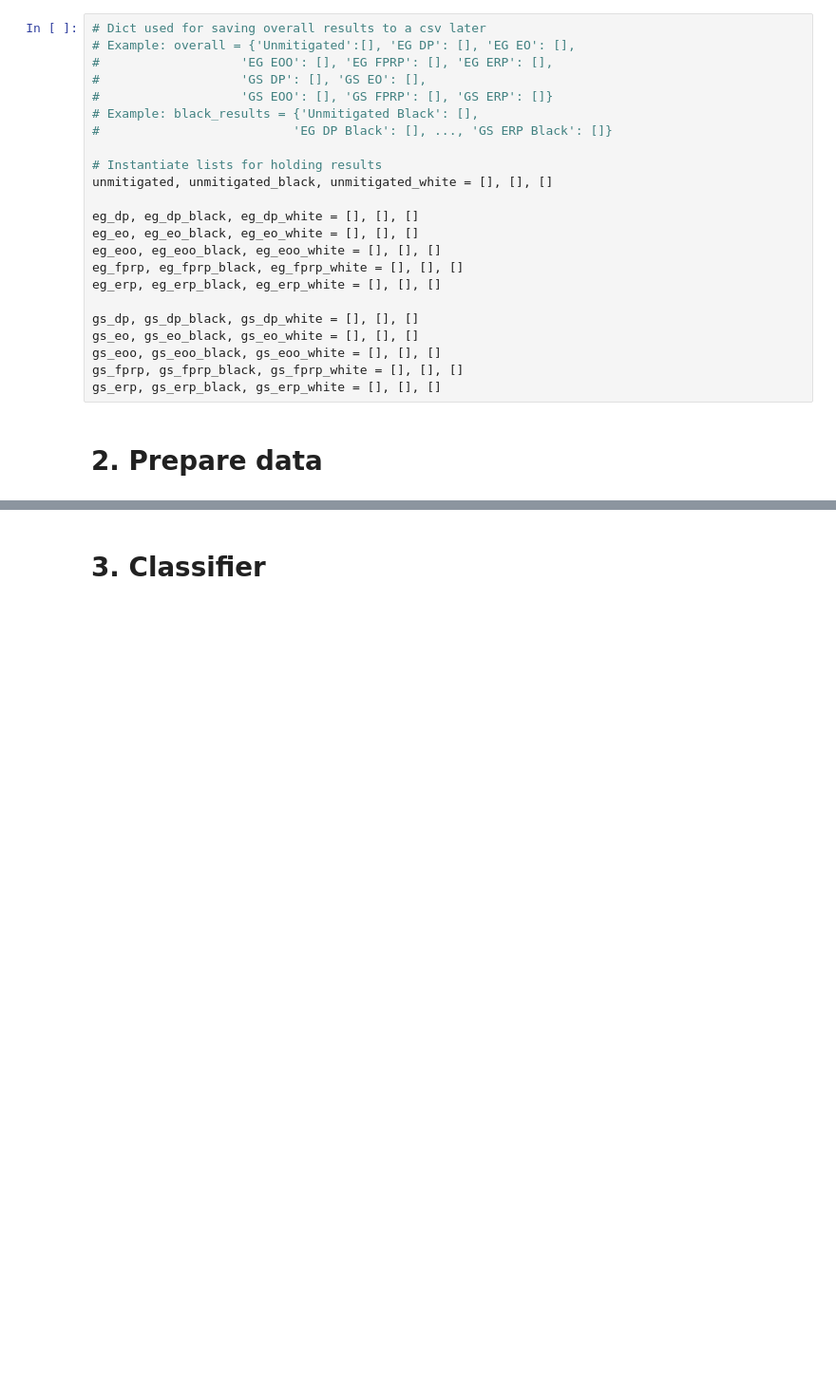
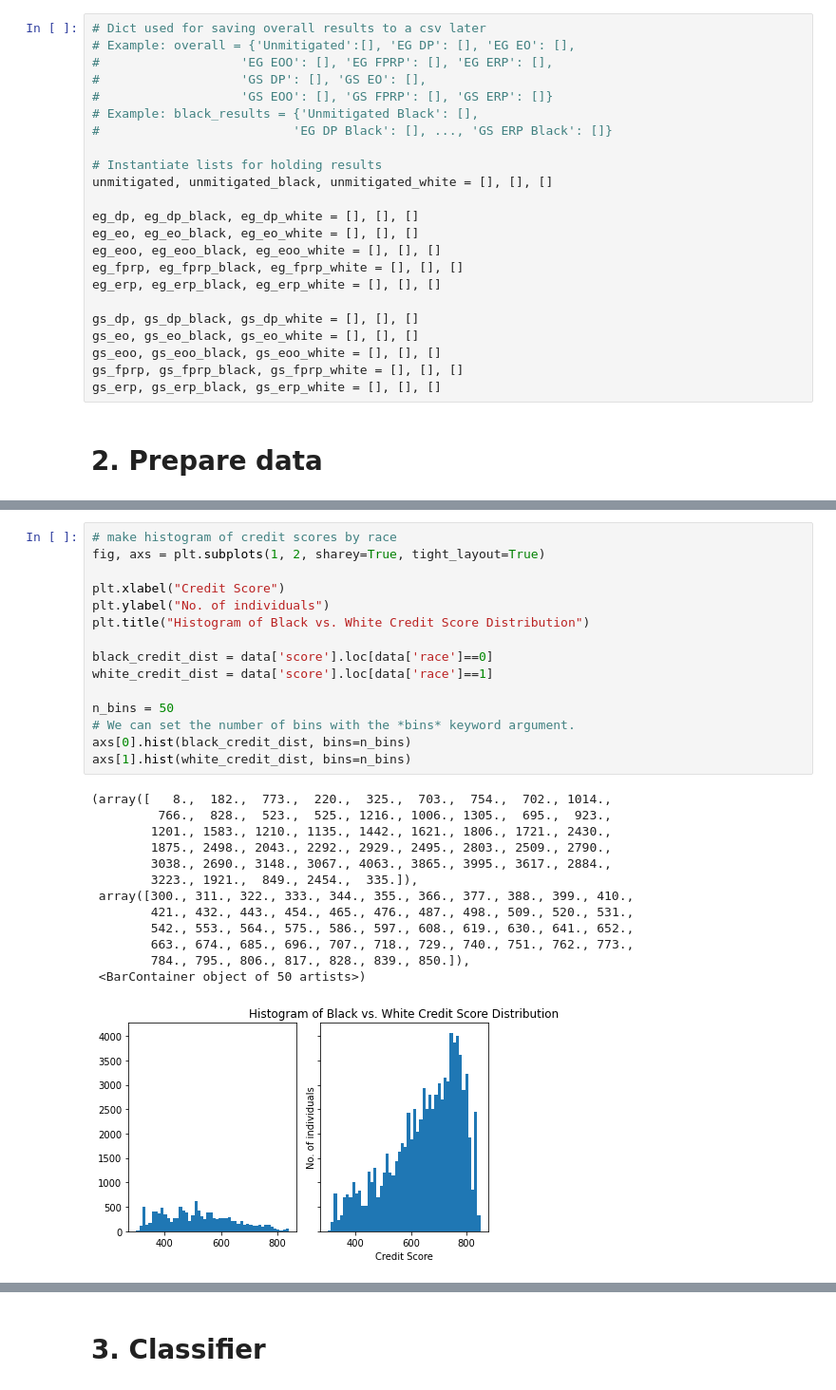
Before and after one commit to lydiatliu/delayedimpact, a Jupyter notebook: notebooks/simData_classification.ipynb, the cells around one changed output, grey strips where cells are left out. Shown at 95% size. Drawn from its saved outputs; the diff is of its cells as text; blank space fills up the shorter version.

Commit message:
added histogram code

```diff
--- a/notebooks/simData_classification.ipynb
+++ b/notebooks/simData_classification.ipynb
@@ -55,0 +103,29 @@ X_train, X_test, y_train, y_test, race_train, race_test, sample_weight_train, sa
+# %%
+# make histogram of credit scores by race
+fig, axs = plt.subplots(1, 2, sharey=True, tight_layout=True)
+
+plt.xlabel("Credit Score")
+plt.ylabel("No. of individuals")
+plt.title("Histogram of Black vs. White Credit Score Distribution")
+
+black_credit_dist = data['score'].loc[data['race']==0]
+white_credit_dist = data['score'].loc[data['race']==1]
+
+n_bins = 50
+# We can set the number of bins with the *bins* keyword argument.
+axs[0].hist(black_credit_dist, bins=n_bins)
+axs[1].hist(white_credit_dist, bins=n_bins)
+# %% [output]
+(array([   8.,  182.,  773.,  220.,  325.,  703.,  754.,  702., 1014.,
+         766.,  828.,  523.,  525., 1216., 1006., 1305.,  695.,  923.,
+        1201., 1583., 1210., 1135., 1442., 1621., 1806., 1721., 2430.,
+        1875., 2498., 2043., 2292., 2929., 2495., 2803., 2509., 2790.,
+        3038., 2690., 3148., 3067., 4063., 3865., 3995., 3617., 2884.,
+        3223., 1921.,  849., 2454.,  335.]),
+ array([300., 311., 322., 333., 344., 355., 366., 377., 388., 399., 410.,
+        421., 432., 443., 454., 465., 476., 487., 498., 509., 520., 531.,
+        542., 553., 564., 575., 586., 597., 608., 619., 630., 641., 652.,
+        663., 674., 685., 696., 707., 718., 729., 740., 751., 762., 773.,
+        784., 795., 806., 817., 828., 839., 850.]),
+ <BarContainer object of 50 artists>)
+[figure, added]
```
Also changed, not shown: parts of 5 cells of this notebook.
